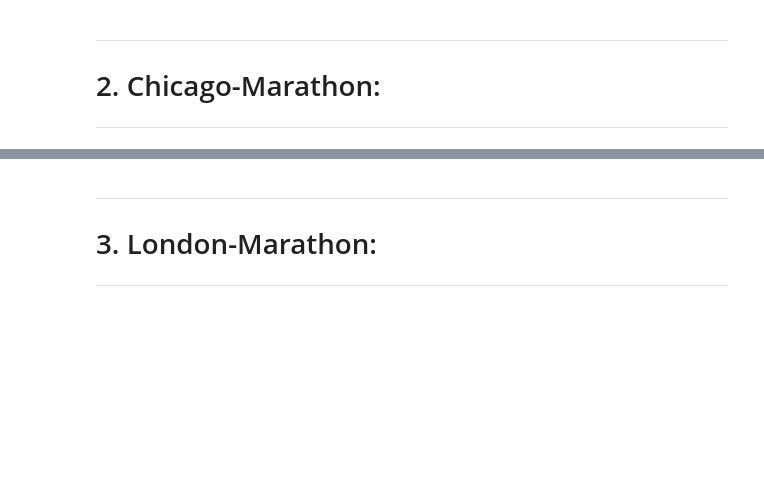
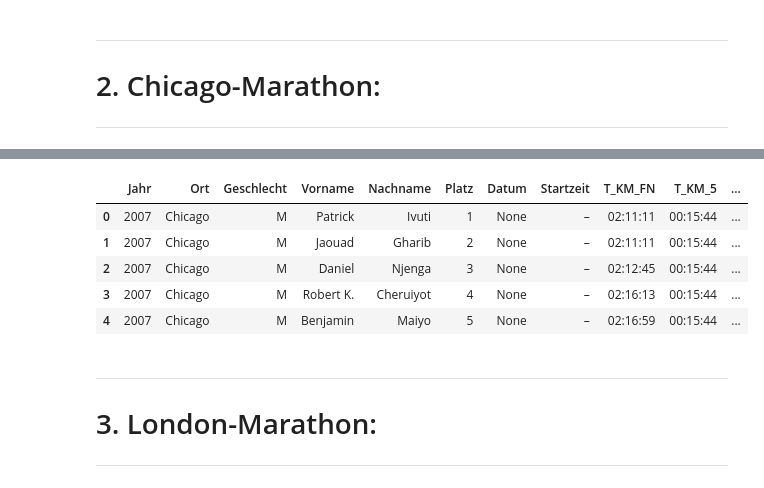
Before and after one commit to Wade-Sys/wma, a Jupyter notebook: Marathon/harmonize_wmm_data_all.ipynb, the cells around one changed output, grey strips where cells are left out. Drawn from its saved outputs; the diff is of its cells as text; code cells hidden in the pictures; blank space fills up the shorter version.

```diff
--- a/Marathon/harmonize_wmm_data_all.ipynb
+++ b/Marathon/harmonize_wmm_data_all.ipynb
@@ -110,48 +117,40 @@ df_chicago_data = df_chicago_data_csv.drop(
 
 # Spalten hinzufügen
 df_chicago_data['Datum'] = None
 df_chicago_data['Nachname'] = None
 df_chicago_data['Ort'] = 'Chicago'
-
-# Datum für für das jeweilige Jahr eintragen
-df_chicago_data['Datum'].mask(df_chicago_data['Jahr'] == 2019,'13.10.2019',inplace=True)
-df_chicago_data['Datum'].mask(df_chicago_data['Jahr'] == 2018,'07.10.2018',inplace=True)
-df_chicago_data['Datum'].mask(df_chicago_data['Jahr'] == 2017,'08.10.2017',inplace=True)
-df_chicago_data['Datum'].mask(df_chicago_data['Jahr'] == 2016,'09.10.2016',inplace=True)
-df_chicago_data['Datum'].mask(df_chicago_data['Jahr'] == 2015,'11.10.2015',inplace=True)
-df_chicago_data['Datum'].mask(df_chicago_data['Jahr'] == 2014,'12.10.2014',inplace=True)
-df_chicago_data['Datum'].mask(df_chicago_data['Jahr'] == 2013,'13.10.2013',inplace=True)
-df_chicago_data['Datum'].mask(df_chicago_data['Jahr'] == 2012,'07.10.2012',inplace=True)
-df_chicago_data['Datum'].mask(df_chicago_data['Jahr'] == 2011,'09.10.2011',inplace=True)
-df_chicago_data['Datum'].mask(df_chicago_data['Jahr'] == 2010,'10.10.2010',inplace=True)
-df_chicago_data['Datum'].mask(df_chicago_data['Jahr'] == 2009,'11.10.2009',inplace=True)
-df_chicago_data['Datum'].mask(df_chicago_data['Jahr'] == 2008,'12.10.2008',inplace=True)
-df_chicago_data['Datum'].mask(df_chicago_data['Jahr'] == 2007,'07.10.2007',inplace=True)
 
 # Spalten umbenennen
 df_chicago_data = df_chicago_data.rename(
     columns={'Ges':'Geschlecht','Place_Gender':'Platz','FK_Time':'T_KM_FN','Name':'Vorname','Start_Time_of_day' : 'Startzeit',
     '5K_Time':'T_KM_5','10K_Time':'T_KM_10','15K_Time':'T_KM_15','20K_Time':'T_KM_20','HK_Time':'T_KM_HM','25K_Time':'T_KM_25','30K_Time':'T_KM_30','35K_Time':'T_KM_35','40K_Time':'T_KM_40'})
 
 # Spalten umsortieren
 df_chicago_data = df_chicago_data[['Jahr','Ort','Geschlecht','Vorname','Nachname','Platz','Datum','Startzeit','T_KM_FN','T_KM_5','T_KM_10','T_KM_15','T_KM_20','T_KM_HM','T_KM_25','T_KM_30','T_KM_35','T_KM_40']]
 
 # Inhalt aus der ursprünglichen Spalte Name in Vorname und Nachname trennen
 for index, row in df_chicago_data.iterrows():
     #print(row['Vorname'])
     name_split_1 = row['Vorname'].split(',')
     name_split_2 = name_split_1[1].split(' ')
     name_split_2.pop(0)
     name_split_2.pop(len(name_split_2)-1)
     name_split_2 = ' '.join(name_split_2)
     row['Vorname'] = name_split_2
     row['Nachname'] = name_split_1[0]
 
 # Variable auf "none" setzen für spätere Verwendung
 name_split_1 = None
 name_split_2 = None
 
 df_chicago_data.head()
+# %% [output]
+|  | Jahr | Ort | Geschlecht | Vorname | Nachname | Platz | Datum | Startzeit | T_KM_FN | T_KM_5 | ... |
+| 0 | 2007 | Chicago | M | Patrick | Ivuti | 1 | None | – | 02:11:11 | 00:15:44 | ... |
+| 1 | 2007 | Chicago | M | Jaouad | Gharib | 2 | None | – | 02:11:11 | 00:15:44 | ... |
+| 2 | 2007 | Chicago | M | Daniel | Njenga | 3 | None | – | 02:12:45 | 00:15:44 | ... |
+| 3 | 2007 | Chicago | M | Robert K. | Cheruiyot | 4 | None | – | 02:16:13 | 00:15:44 | ... |
+| 4 | 2007 | Chicago | M | Benjamin | Maiyo | 5 | None | – | 02:16:59 | 00:15:44 | ... |
 # %% [markdown]
 <hr>
 <h1>3. London-Marathon:</h1>
```
Also changed, not shown: parts of 15 cells of this notebook, 3 other files.
